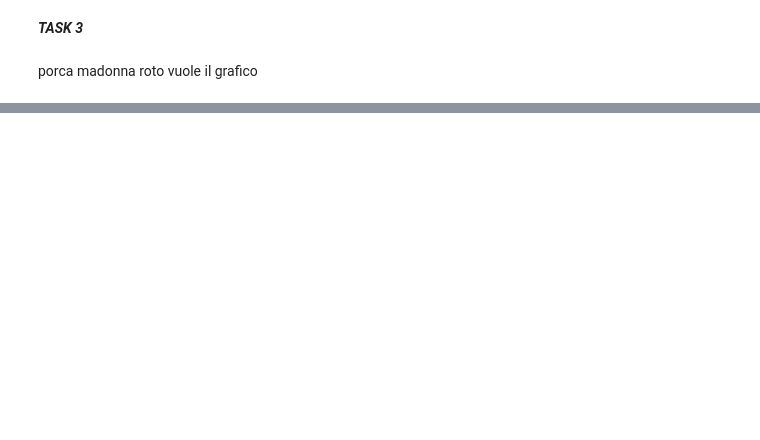
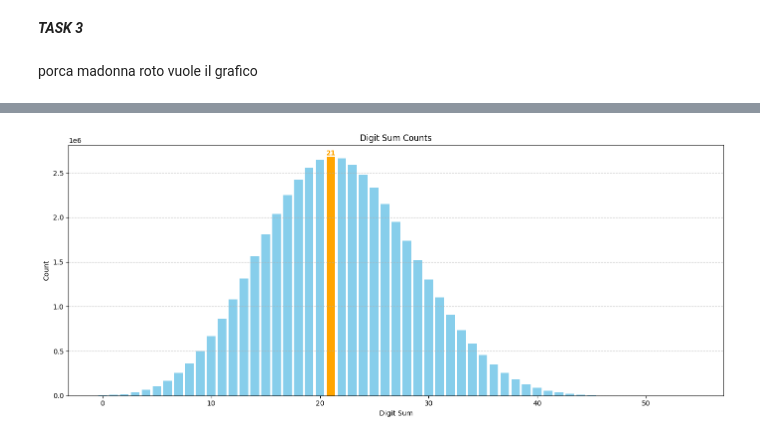
Before and after one commit to Symon02/Information-Security, a Jupyter notebook: lab3/lab3_solver.ipynb, the cells around one changed output, grey strips where cells are left out. Cells and saved outputs as stored; diff of their text form; code cells hidden in the pictures; blank space fills up the shorter version.

```diff
--- a/lab3/lab3_solver.ipynb
+++ b/lab3/lab3_solver.ipynb
@@ -321,0 +141,6 @@ porca madonna roto vuole il grafico
+# %%
+with open('digit_sum_counts_18.json', 'r') as f:
+    data = json.load(f)
+    plotHist(data)
+# %% [output]
+[figure, added]
```
Also changed, not shown: parts of 8 cells of this notebook, 7 other files.
